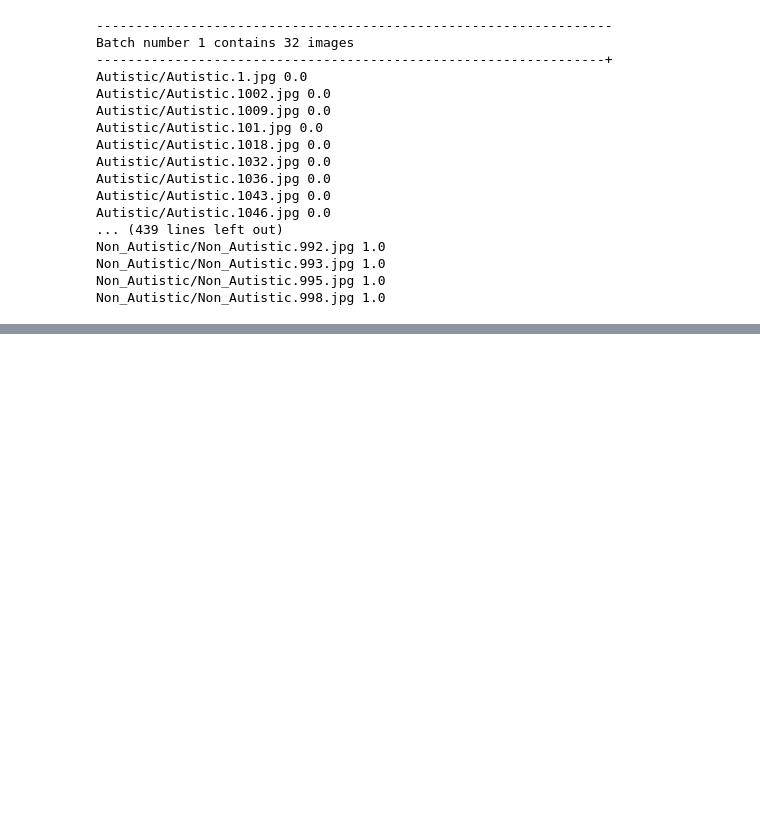
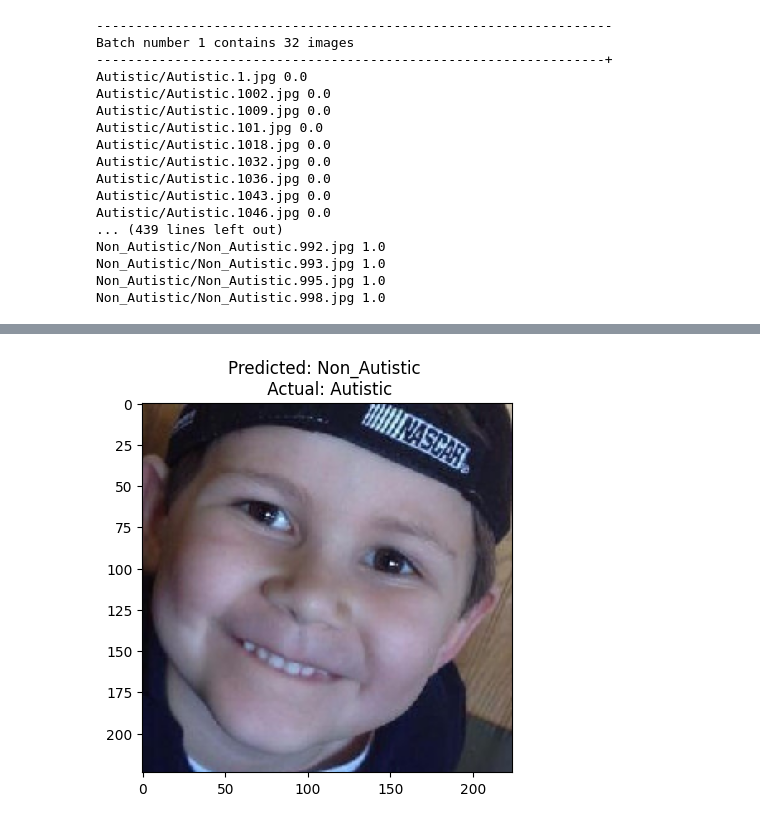
Before and after one commit to Abdulrhmanmg0/SIC_Project, a Jupyter notebook: CODE/Main.ipynb, the cells around one changed output, grey strips where cells are left out. Drawn from its saved outputs; the diff is of its cells as text; code cells hidden in the pictures; blank space fills up the shorter version.

```diff
--- a/CODE/Main.ipynb
+++ b/CODE/Main.ipynb
@@ -371,0 +335,18 @@ KeyboardInterrupt: ignored
+# %%
+path = "/content/SIC_Project/CODE/Split_Data/test/Autistic/Autistic.1055.jpg"
+img = image = tf.keras.utils.load_img(path , target_size=(224, 224))
+
+input_arr = tf.keras.utils.img_to_array(img)
+input_arr = np.array([input_arr])
+predict = saved_model.predict(input_arr)
+
+predicted_label = 1 if predict > 0.5 else 0
+true_label = path.split('/')
+
+predicted_label = 'Autstic' if predicted_label == 0 else 'Non_Autistic'
+
+
+plt.title(f'Predicted: {predicted_label} \n Actual: {true_label[6]}')
+plt.imshow(img)
+plt.show()
+# %% [output]
@@ -371,0 +354 @@ KeyboardInterrupt: ignored
+[figure, added]
```
Also changed, not shown: parts of 11 cells of this notebook.
